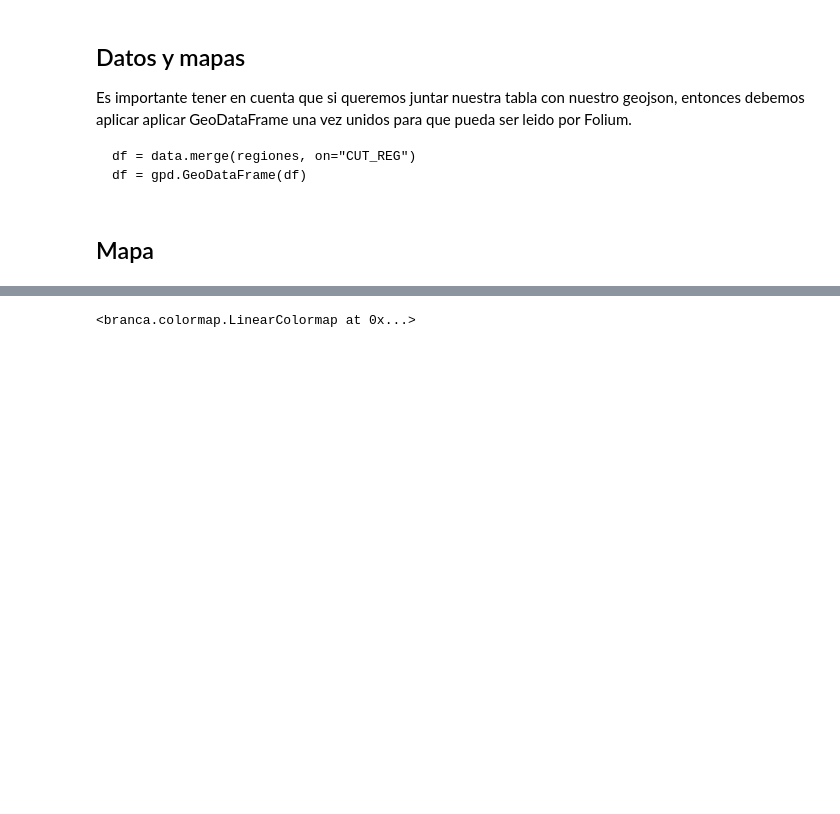
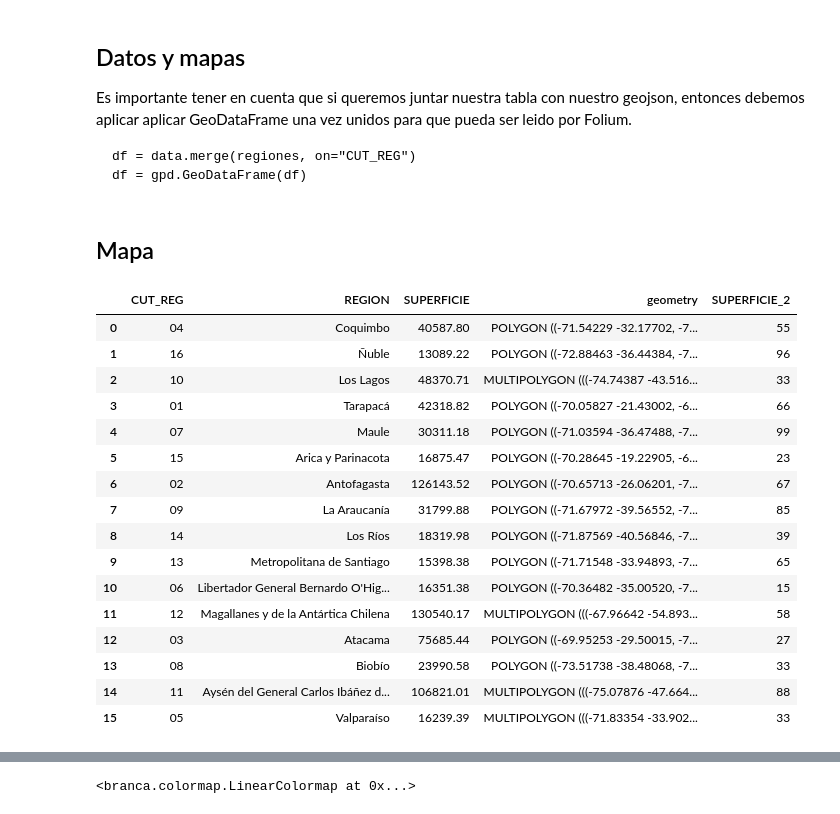
Before and after one commit to SCantergiani/maps, a Jupyter notebook: Geodata.ipynb, the cells around one changed output, grey strips where cells are left out. Cells and saved outputs as stored; diff of their text form; code cells hidden in the pictures; blank space fills up the shorter version.

```diff
--- a/Geodata.ipynb
+++ b/Geodata.ipynb
@@ -24,9 +24,33 @@ df = gpd.GeoDataFrame(df)
 # %% [markdown]
 ## Mapa
 # %%
+import numpy as np
+
 regiones = gpd.read_file(
     "https://raw.githubusercontent.com/SCantergiani/maps/main/REGIONES_2023.json"
 )
+
+regiones["SUPERFICIE_2"] = np.random.randint(0, 100, size=len(regiones))
+regiones = gpd.GeoDataFrame(regiones)
+regiones
+# %% [output]
+|  | CUT_REG | REGION | SUPERFICIE | geometry | SUPERFICIE_2 |
+| 0 | 04 | Coquimbo | 40587.80 | POLYGON ((-71.54229 -32.17702, -7... | 55 |
+| 1 | 16 | Ñuble | 13089.22 | POLYGON ((-72.88463 -36.44384, -7... | 96 |
+| 2 | 10 | Los Lagos | 48370.71 | MULTIPOLYGON (((-74.74387 -43.516... | 33 |
+| 3 | 01 | Tarapacá | 42318.82 | POLYGON ((-70.05827 -21.43002, -6... | 66 |
+| 4 | 07 | Maule | 30311.18 | POLYGON ((-71.03594 -36.47488, -7... | 99 |
+| 5 | 15 | Arica y Parinacota | 16875.47 | POLYGON ((-70.28645 -19.22905, -6... | 23 |
+| 6 | 02 | Antofagasta | 126143.52 | POLYGON ((-70.65713 -26.06201, -7... | 67 |
+| 7 | 09 | La Araucanía | 31799.88 | POLYGON ((-71.67972 -39.56552, -7... | 85 |
+| 8 | 14 | Los Ríos | 18319.98 | POLYGON ((-71.87569 -40.56846, -7... | 39 |
+| 9 | 13 | Metropolitana de Santiago | 15398.38 | POLYGON ((-71.71548 -33.94893, -7... | 65 |
+| 10 | 06 | Libertador General Bernardo O'Hig... | 16351.38 | POLYGON ((-70.36482 -35.00520, -7... | 15 |
+| 11 | 12 | Magallanes y de la Antártica Chilena | 130540.17 | MULTIPOLYGON (((-67.96642 -54.893... | 58 |
+| 12 | 03 | Atacama | 75685.44 | POLYGON ((-69.95253 -29.50015, -7... | 27 |
+| 13 | 08 | Biobío | 23990.58 | POLYGON ((-73.51738 -38.48068, -7... | 33 |
+| 14 | 11 | Aysén del General Carlos Ibáñez d... | 106821.01 | MULTIPOLYGON (((-75.07876 -47.664... | 88 |
+| 15 | 05 | Valparaíso | 16239.39 | MULTIPOLYGON (((-71.83354 -33.902... | 33 |
 # %%
 # Custom Tiles
 attr = (
```
Also changed, not shown: parts of 7 cells of this notebook.
